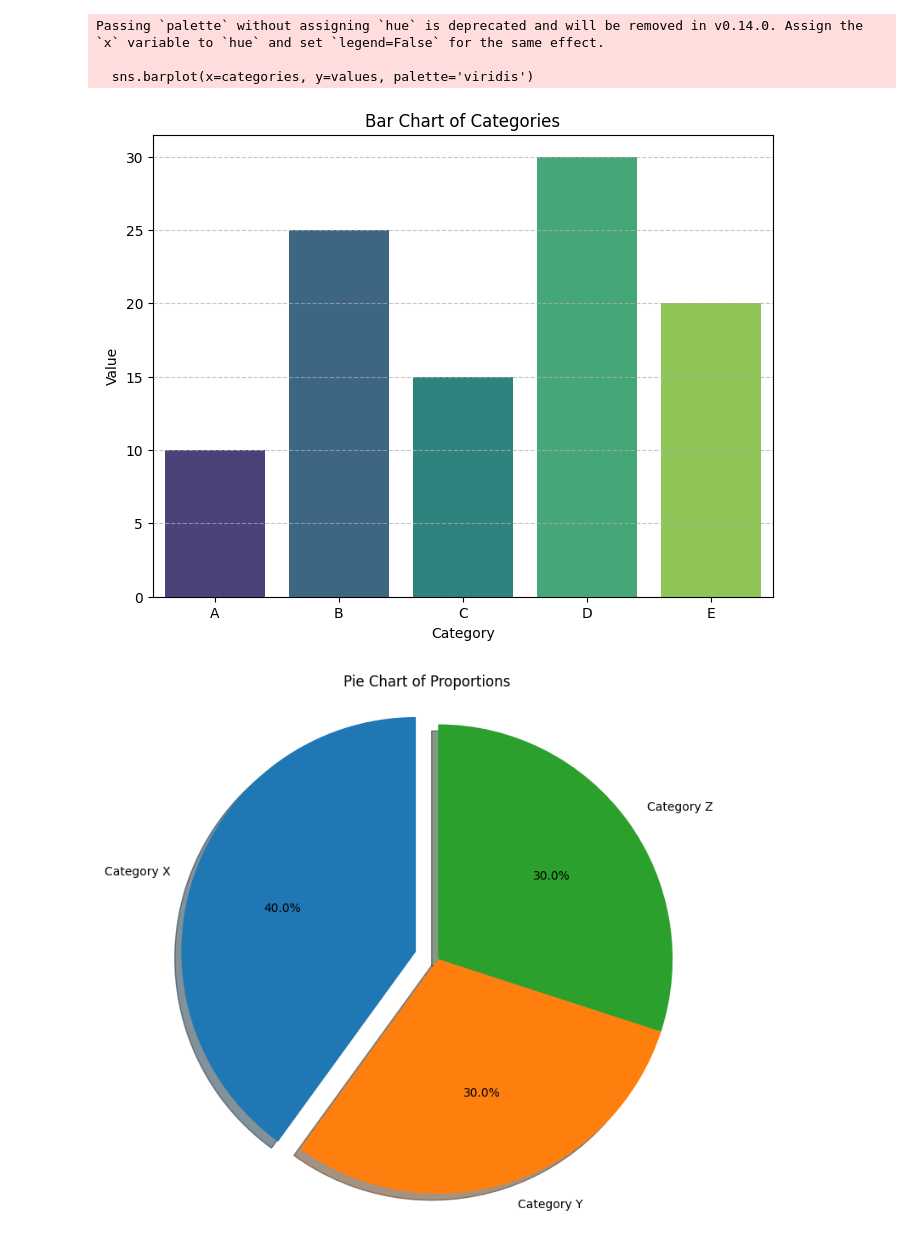
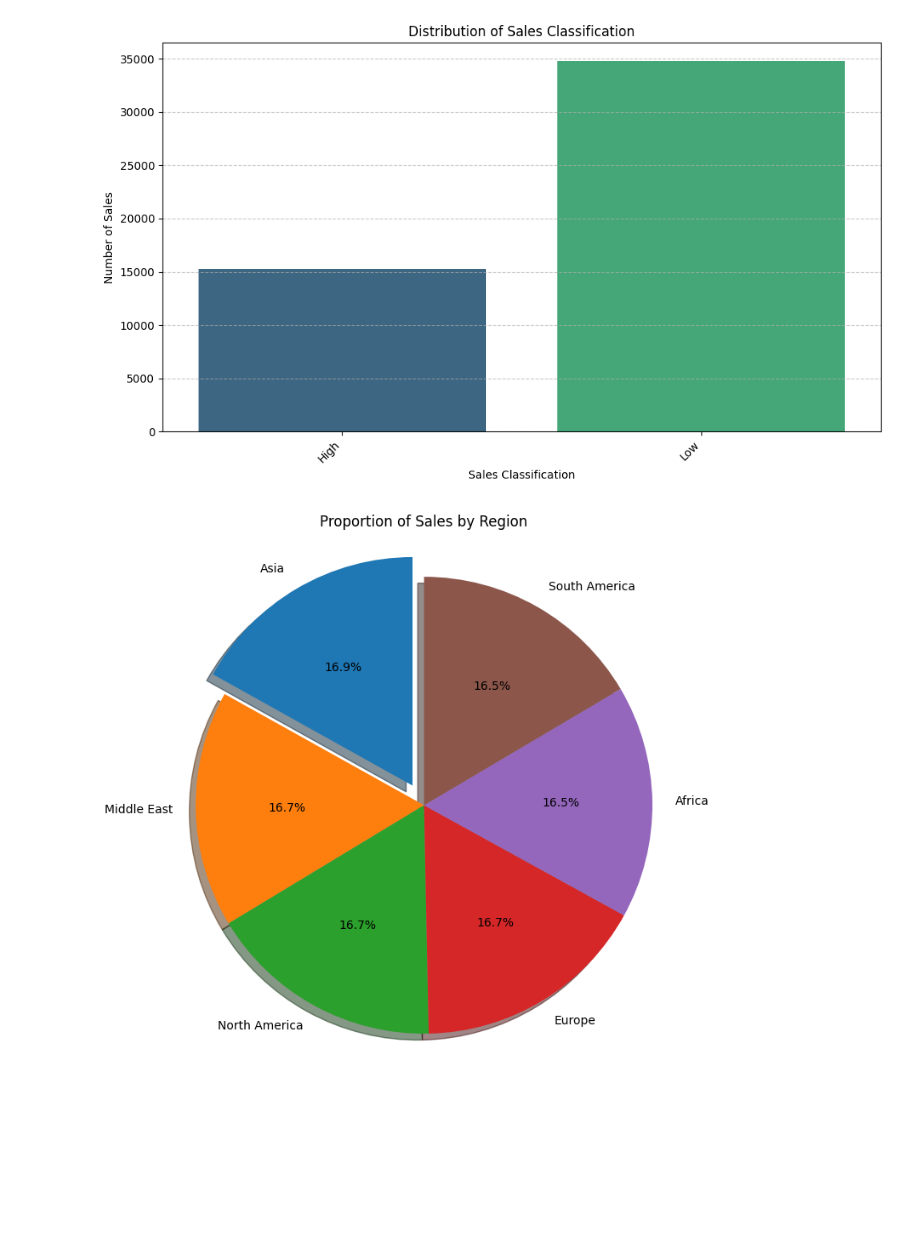
Before and after one commit to Ayushman2005-cmyk/DMPM_EXPERIMENTS, a Jupyter notebook: DMPM_LAB4.ipynb, the cells around one changed output. Cells and saved outputs as stored; diff of their text form; code cells hidden in the pictures; blank space fills up the shorter version.

```diff
--- a/DMPM_LAB4.ipynb
+++ b/DMPM_LAB4.ipynb
@@ -8,0 +7,5 @@ arr2 = np.array([6, 7, 8, 9, 10])
+# %%
+import pandas as pd
+df = pd.read_csv('/content/BMW sales data (2010-2024).csv')
+display(df.head())
+print(df.columns)
@@ -48,26 +70,28 @@ plt.show()
 # %%
-categories = ['A', 'B', 'C', 'D', 'E']
-values = [10, 25, 15, 30, 20]
-plt.figure(figsize=(8, 6))
-sns.barplot(x=categories, y=values, palette='viridis')
-plt.title('Bar Chart of Categories')
-plt.xlabel('Category')
-plt.ylabel('Value')
+classification_counts = df['Sales_Classification'].value_counts().sort_index()
+plt.figure(figsize=(10, 6))
+sns.barplot(x=classification_counts.index, y=classification_counts.values, hue=classification_counts.index, palette='viridis', legend=False)
+plt.title('Distribution of Sales Classification')
+plt.xlabel('Sales Classification')
+plt.ylabel('Number of Sales')
 plt.grid(axis='y', linestyle='--', alpha=0.7)
+plt.xticks(rotation=45, ha='right')
+plt.tight_layout()
 plt.show()
 # %% [output]
-Passing `palette` without assigning `hue` is deprecated and will be removed in v0.14.0. Assign the `x` variable to `hue` and set `legend=False` for the same effect.
-
-  sns.barplot(x=categories, y=values, palette='viridis')
-[figure, old version]
+[figure, new version]
 # %%
-labels = ['Category X', 'Category Y', 'Category Z']
-sizes = [40, 30, 30]
-explode = (0.1, 0, 0)
+region_counts = df['Region'].value_counts()
+labels = region_counts.index
+sizes = region_counts.values
+explode = [0] * len(sizes)
+if len(sizes) > 0:
+    largest_slice_index = sizes.argmax()
+    explode[largest_slice_index] = 0.1
 plt.figure(figsize=(8, 8))
 plt.pie(sizes, explode=explode, labels=labels, autopct='%1.1f%%', shadow=True, startangle=90)
-plt.title('Pie Chart of Proportions')
+plt.title('Proportion of Sales by Region')
 plt.axis('equal')
 plt.show()
 # %% [output]
-[figure, old version]
+[figure, new version]
```
Also changed, not shown: parts of 7 cells of this notebook.
